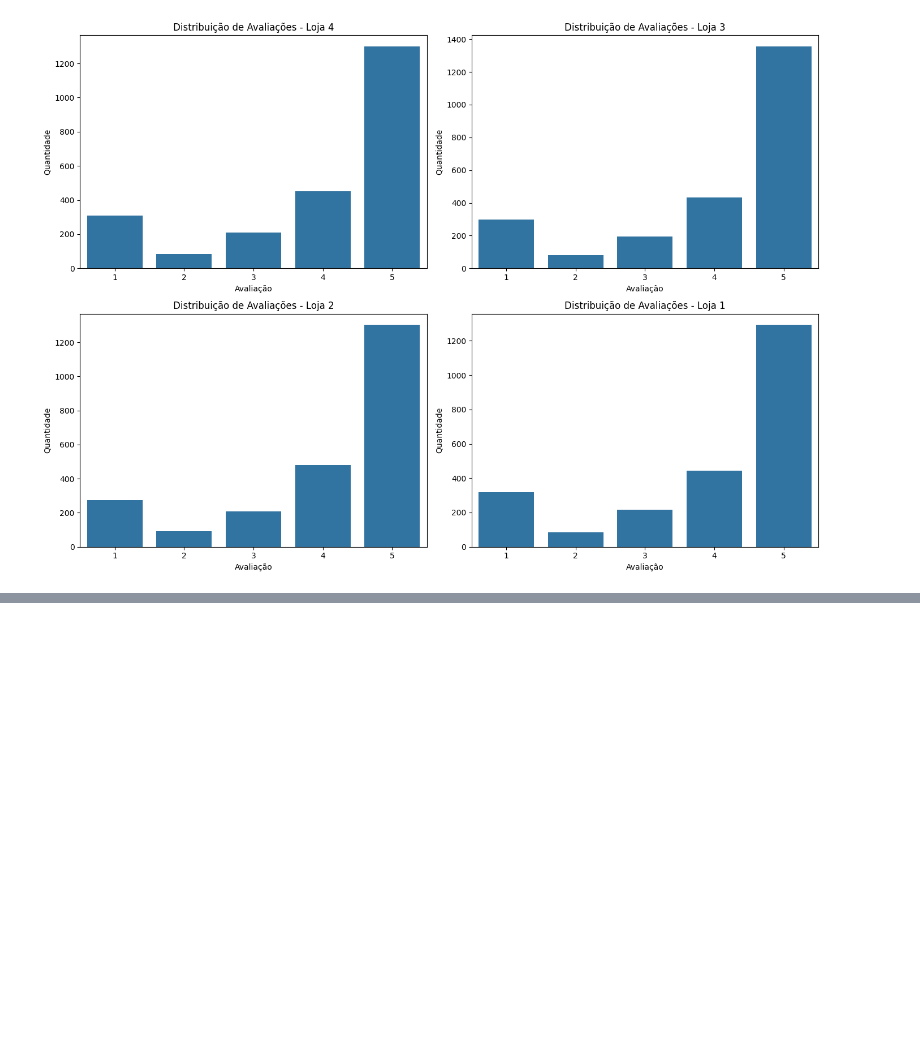
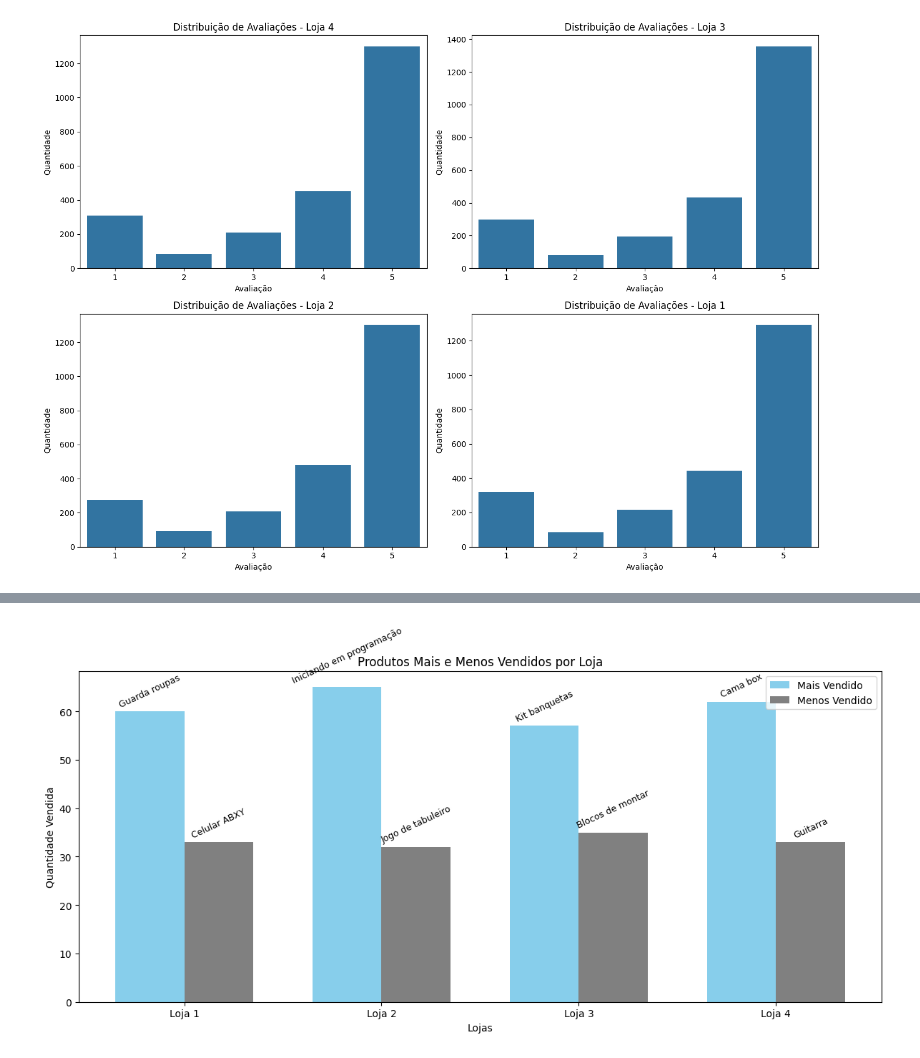
Before and after one commit to biellrodri/data-science-alura, a Jupyter notebook: challenge-alura-store/projeto_alura_store.ipynb, the cells around one changed output, grey strips where cells are left out. Saved outputs shown, nothing was run; the diff lists cells and outputs as text; code cells hidden in the pictures; blank space fills up the shorter version.

```diff
--- a/challenge-alura-store/projeto_alura_store.ipynb
+++ b/challenge-alura-store/projeto_alura_store.ipynb
@@ -231,0 +240,20 @@ plt.show()
+# %%
+#agrupar vendas por loja e produto ---
+vendas_produto = todas_lojas.groupby(['Loja', 'Produto'])['Receita'].count().reset_index()
+vendas_produto.rename(columns={'Receita': 'Quantidade Vendida'}, inplace=True)
+
+#produto mais vendido por loja ---
+mais_vendidos = vendas_produto.loc[vendas_produto.groupby('Loja')['Quantidade Vendida'].idxmax()]
+
+#produto menos vendido por loja ---
+menos_vendidos = vendas_produto.loc[vendas_produto.groupby('Loja')['Quantidade Vendida'].idxmin()]
+
+#combinar resultados para visualização clara ---
+resultado_produtos = mais_vendidos.merge(
+    menos_vendidos, on='Loja', suffixes=('_Mais_Vendido', '_Menos_Vendido')
+)
+
+#ordenar para melhor visualização ---
+resultado_produtos = resultado_produtos.sort_values('Loja')
+
+resultado_produtos
@@ -231,0 +266,40 @@ plt.show()
+# %%
+#dados do gráfico
+lojas = resultado_produtos['Loja']
+mais = resultado_produtos['Quantidade Vendida_Mais_Vendido']
+menos = resultado_produtos['Quantidade Vendida_Menos_Vendido']
+produtos_mais = resultado_produtos['Produto_Mais_Vendido']
+produtos_menos = resultado_produtos['Produto_Menos_Vendido']
+
+x = np.arange(len(lojas))  # posições das lojas
+largura = 0.35  # largura das barras
+
+fig, ax = plt.subplots(figsize=(12,6))
+
+# Barras para produtos mais vendidos
+barras_mais = ax.bar(x - largura/2, mais, largura, label='Mais Vendido', color='skyblue')
+
+# Barras para produtos menos vendidos
+barras_menos = ax.bar(x + largura/2, menos, largura, label='Menos Vendido', color='gray')
+
+# Adicionando nomes dos produtos nas barras
+for barra, produto in zip(barras_mais, produtos_mais):
+    ax.text(barra.get_x() + barra.get_width()/2, barra.get_height() + 0.5, produto,
+            ha='center', va='bottom', fontsize=9, rotation=25)
+
+for barra, produto in zip(barras_menos, produtos_menos):
+    ax.text(barra.get_x() + barra.get_width()/2, barra.get_height() + 0.5, produto,
+            ha='center', va='bottom', fontsize=9, rotation=25)
+
+# Labels e título
+ax.set_ylabel('Quantidade Vendida')
+ax.set_xlabel('Lojas')
+ax.set_title('Produtos Mais e Menos Vendidos por Loja')
+ax.set_xticks(x)
+ax.set_xticklabels(lojas)
+ax.legend()
+
+plt.tight_layout()
+plt.show()
+# %% [output]
+[figure, added]
```
Also changed, not shown: parts of 7 cells of this notebook.
